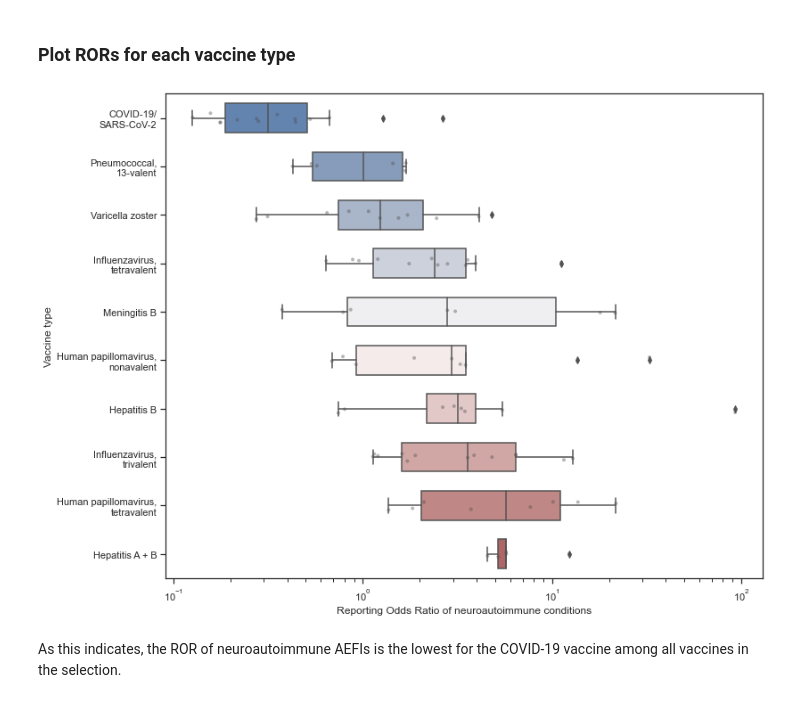
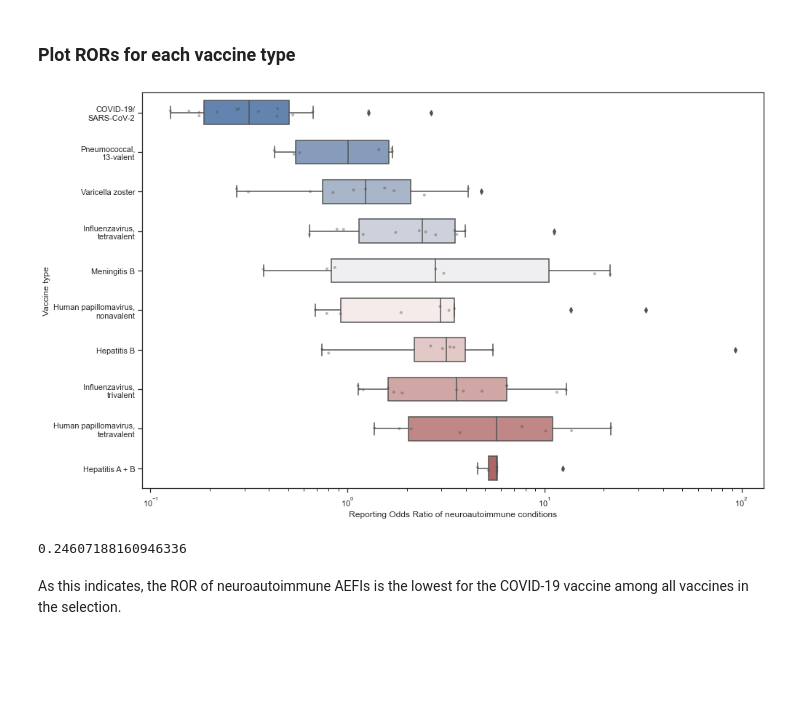
Before and after one commit to chrisvoncsefalvay/covid19-neuroautoimmune-aefis, a Jupyter notebook: COVID vaccination and neuroautoimmune disorders.ipynb, the cells around one changed output. Saved outputs shown, nothing was run; the diff lists cells and outputs as text; code cells hidden in the pictures; blank space fills up the shorter version.

```diff
--- a/COVID vaccination and neuroautoimmune disorders.ipynb
+++ b/COVID vaccination and neuroautoimmune disorders.ipynb
@@ -230,7 +267,7 @@ expected_versus_actual = \
 
 expected_versus_actual["SYMPTOM"] = expected_versus_actual.index
 # %%
-f, ax = plt.subplots(figsize=(12, 10))
+f, ax = plt.subplots(figsize=(12, 9))
 ax.set_xscale("log")
 
 data = expected_versus_actual[expected_versus_actual["COVID-19 vaccine_actual"] > 0]
@@ -267,5 +304,5 @@ axes = grid.set(xlim=(5e-1, 5e3), xlabel="Count", ylabel="Reported symptom")
 handles, labels = ax.get_legend_handles_labels()
 grid.legend(handles=handles, labels=("Expected", "Actual"))
 
-grid.figure.savefig("writeup/expected_vs_actual_by_symptoms.pdf")
+plt.savefig("writeup/expected_vs_actual_by_symptoms.pdf", bbox_inches="tight")
 # %% [output]
@@ -373,38 +410,42 @@ vaccine_type_names = {"COVID19": "COVID-19/\nSARS-CoV-2",
                       "HEPAB": "Hepatitis A + B"}
 
 # Initialize the figure with a logarithmic x axis
-f, ax = plt.subplots(figsize=(12, 10))
+f, ax = plt.subplots(figsize=(15.3, 10))
 ax.set_xscale("log")
 
 # Create ordering
 
 order_by_mean_OR = odds_ratios_melted.replace(0, np.nan).replace({"VACCINE_TYPE": vaccine_type_names}).groupby(by=["VACCINE_TYPE"])[
     "OR"].median().sort_values(ascending=False).iloc[::-1].index
 
 # Initialize the figure with a logarithmic x axis
 
 sns.boxplot(data=odds_ratios_melted.replace(0, np.nan).replace({"VACCINE_TYPE": vaccine_type_names}),
             y="VACCINE_TYPE",
             x="OR",
             palette="vlag",
             width=.6,
             order=order_by_mean_OR)
 
 sns.stripplot(data=odds_ratios_melted.replace(0, np.nan).replace({"VACCINE_TYPE": vaccine_type_names}),
               y="VACCINE_TYPE",
               x="OR",
               size=4,
               color=".3",
               alpha=0.4,
               linewidth=0,
               order=order_by_mean_OR)
 
 plt.xlabel("Reporting Odds Ratio of neuroautoimmune conditions")
 plt.ylabel("Vaccine type")
 
-plt.savefig("ror_by_vaccine_type.pdf")
+plt.savefig("writeup/ror_by_vaccine_type.pdf", bbox_inches="tight")
 # %% [output]
-[figure, old version]
+[figure, new version]
+# %%
+odds_ratios_melted[odds_ratios_melted["VACCINE_TYPE"] == "COVID19"].median()["OR"]
+# %% [output]
+0.24607188160946336
 # %% [markdown]
 As this indicates, the ROR of neuroautoimmune AEFIs is the lowest for the COVID-19 vaccine among all vaccines in the
 selection.
```
Also changed, not shown: parts of 11 cells of this notebook, 17 other files.
